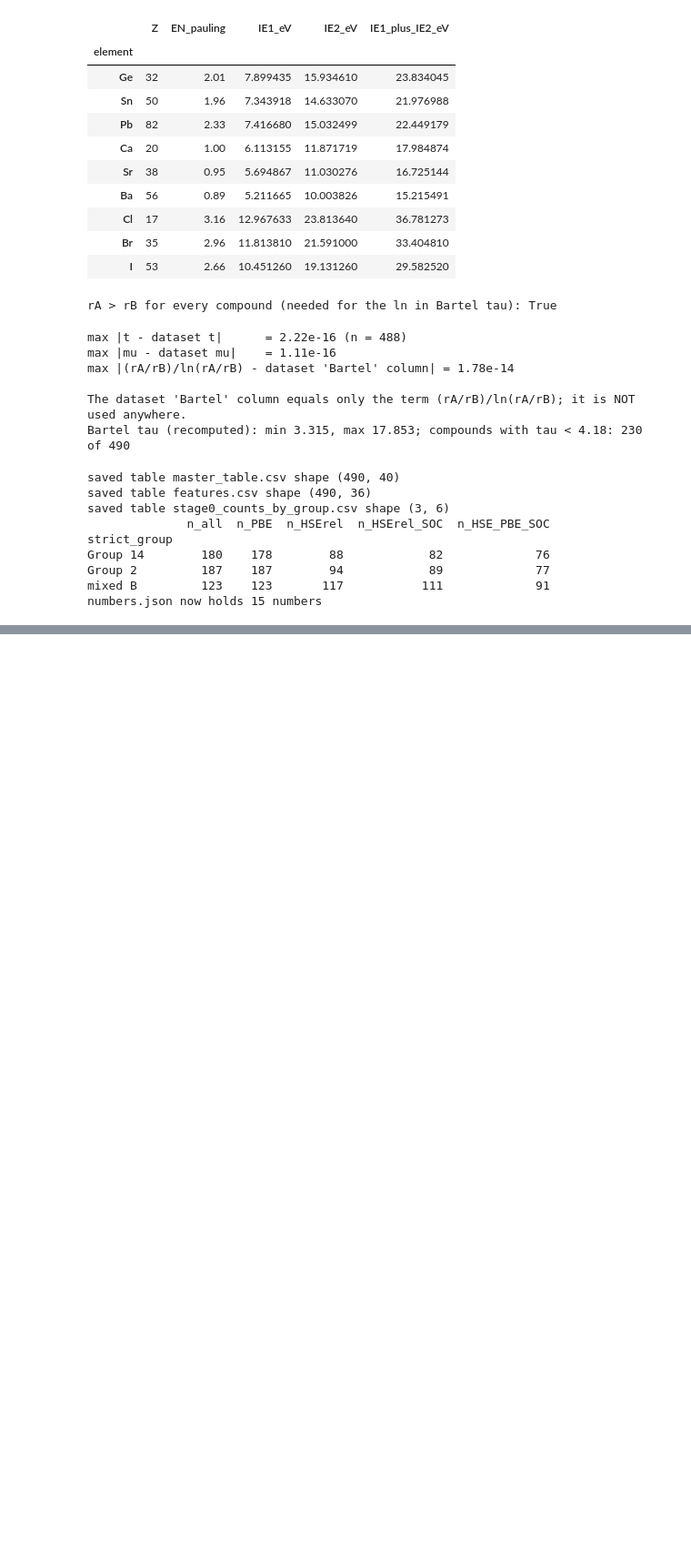
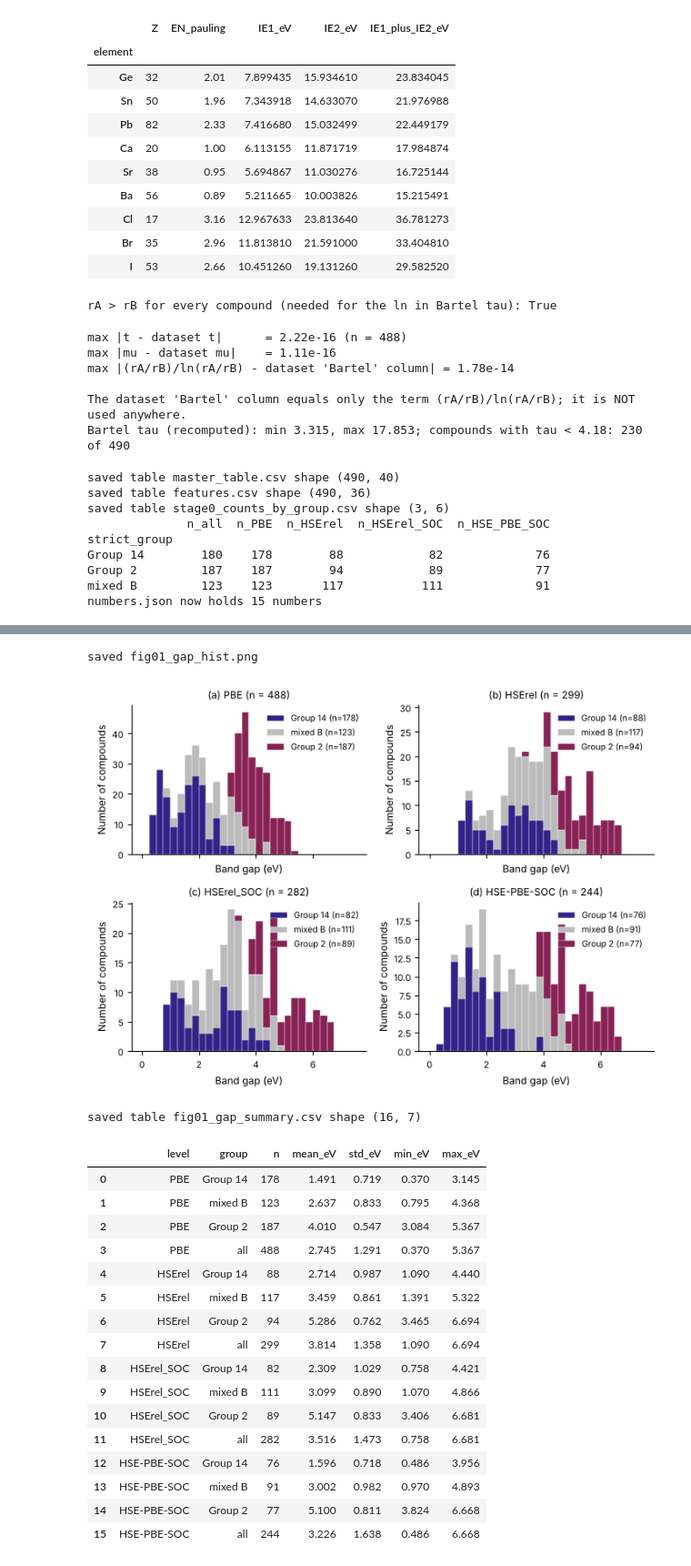
Before and after one commit to jatin-29/BTP-Perovskite, a Jupyter notebook: btp_perovskite.ipynb, the cells around one changed output, grey strips where cells are left out. Shown at 91% size. Cells and saved outputs as stored; diff of their text form; code cells hidden in the pictures; blank space fills up the shorter version.

```diff
--- a/btp_perovskite.ipynb
+++ b/btp_perovskite.ipynb
@@ -648,0 +659,18 @@ numbers.json now holds 15 numbers
+# %%
+# Short names for the four gap columns
+G_PBE = GAP_COL["PBE"]
+G_HSE = GAP_COL["HSErel"]
+G_HSESOC = GAP_COL["HSErel_SOC"]
+G_HPS = GAP_COL["HSE-PBE-SOC"]
+
+# Shifts between levels (NaN where one of the two values is missing)
+features["hybrid_shift"] = features[G_HPS] - features[G_PBE]        # HSE-PBE-SOC minus PBE
+features["soc_shift"] = features[G_HSESOC] - features[G_HSE]       # HSErel_SOC minus HSErel
+features["hserel_minus_pbe"] = features[G_HSE] - features[G_PBE]
+features["hsesoc_minus_pbe"] = features[G_HSESOC] - features[G_PBE]
+
+# B category for plots: the single B element, or "mixed B site"
+features["B_category"] = "mixed B site"
+features.loc[features["single_B"], "B_category"] = features.loc[features["single_B"], "B_main"]
+GROUP_ORDER = ["Group 14", "mixed B", "Group 2"]
+print(features["B_category"].value_counts())
@@ -648,0 +687,52 @@ numbers.json now holds 15 numbers
+# %%
+# fig01: gap histograms per level, stacked by strict group
+fig, axes = plt.subplots(2, 2, figsize=(7.2, 5.2), sharex=True)
+bins = np.arange(0, 7.75, 0.25)
+for ax, level, letter in zip(axes.ravel(), LEVELS, "abcd"):
+    stacks = []
+    for group_name in GROUP_ORDER:
+        values = features.loc[features["strict_group"] == group_name, GAP_COL[level]].dropna()
+        stacks.append(values)
+    ax.hist(stacks, bins=bins, stacked=True, color=[COLOR_GROUP[g] for g in GROUP_ORDER],
+            label=[g + " (n=%d)" % len(s) for g, s in zip(GROUP_ORDER, stacks)], edgecolor="white", linewidth=0.3)
+    ax.set_title("%s (n = %d)" % (level, features[GAP_COL[level]].notna().sum()))
+    ax.set_xlabel("Band gap (eV)")
+    ax.set_ylabel("Number of compounds")
+    ax.legend(frameon=False)
+    panel_label(ax, letter)
+fig.tight_layout()
+save_fig(fig, "fig01_gap_hist")
+
+gap_summary_rows = []
+for level in LEVELS:
+    for group_name in GROUP_ORDER + ["all"]:
+        if group_name == "all":
+            values = features[GAP_COL[level]].dropna()
+        else:
+            values = features.loc[features["strict_group"] == group_name, GAP_COL[level]].dropna()
+        gap_summary_rows.append({"level": level, "group": group_name, "n": len(values), "mean_eV": values.mean(),
+                                 "std_eV": values.std(), "min_eV": values.min(), "max_eV": values.max()})
+gap_summary = pd.DataFrame(gap_summary_rows).round(3)
+save_table(gap_summary, "fig01_gap_summary")
+gap_summary
+# %% [output]
+saved fig01_gap_hist.png
+[figure, added]
+saved table fig01_gap_summary.csv shape (16, 7)
+|  | level | group | n | mean_eV | std_eV | min_eV | max_eV |
+| 0 | PBE | Group 14 | 178 | 1.491 | 0.719 | 0.370 | 3.145 |
+| 1 | PBE | mixed B | 123 | 2.637 | 0.833 | 0.795 | 4.368 |
+| 2 | PBE | Group 2 | 187 | 4.010 | 0.547 | 3.084 | 5.367 |
+| 3 | PBE | all | 488 | 2.745 | 1.291 | 0.370 | 5.367 |
+| 4 | HSErel | Group 14 | 88 | 2.714 | 0.987 | 1.090 | 4.440 |
+| 5 | HSErel | mixed B | 117 | 3.459 | 0.861 | 1.391 | 5.322 |
+| 6 | HSErel | Group 2 | 94 | 5.286 | 0.762 | 3.465 | 6.694 |
+| 7 | HSErel | all | 299 | 3.814 | 1.358 | 1.090 | 6.694 |
+| 8 | HSErel_SOC | Group 14 | 82 | 2.309 | 1.029 | 0.758 | 4.421 |
+| 9 | HSErel_SOC | mixed B | 111 | 3.099 | 0.890 | 1.070 | 4.866 |
+| 10 | HSErel_SOC | Group 2 | 89 | 5.147 | 0.833 | 3.406 | 6.681 |
+| 11 | HSErel_SOC | all | 282 | 3.516 | 1.473 | 0.758 | 6.681 |
+| 12 | HSE-PBE-SOC | Group 14 | 76 | 1.596 | 0.718 | 0.486 | 3.956 |
+| 13 | HSE-PBE-SOC | mixed B | 91 | 3.002 | 0.982 | 0.970 | 4.893 |
+| 14 | HSE-PBE-SOC | Group 2 | 77 | 5.100 | 0.811 | 3.824 | 6.668 |
+| 15 | HSE-PBE-SOC | all | 244 | 3.226 | 1.638 | 0.486 | 6.668 |
```
Also changed, not shown: parts of 26 cells of this notebook, 33 other files.
